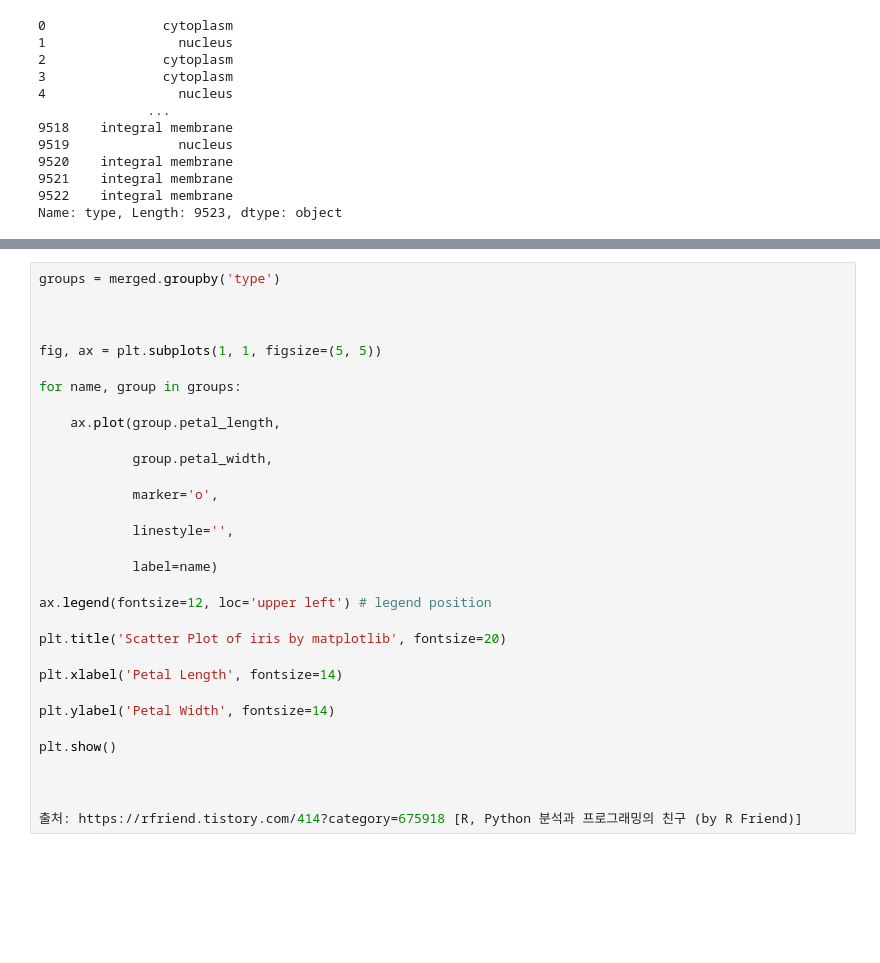
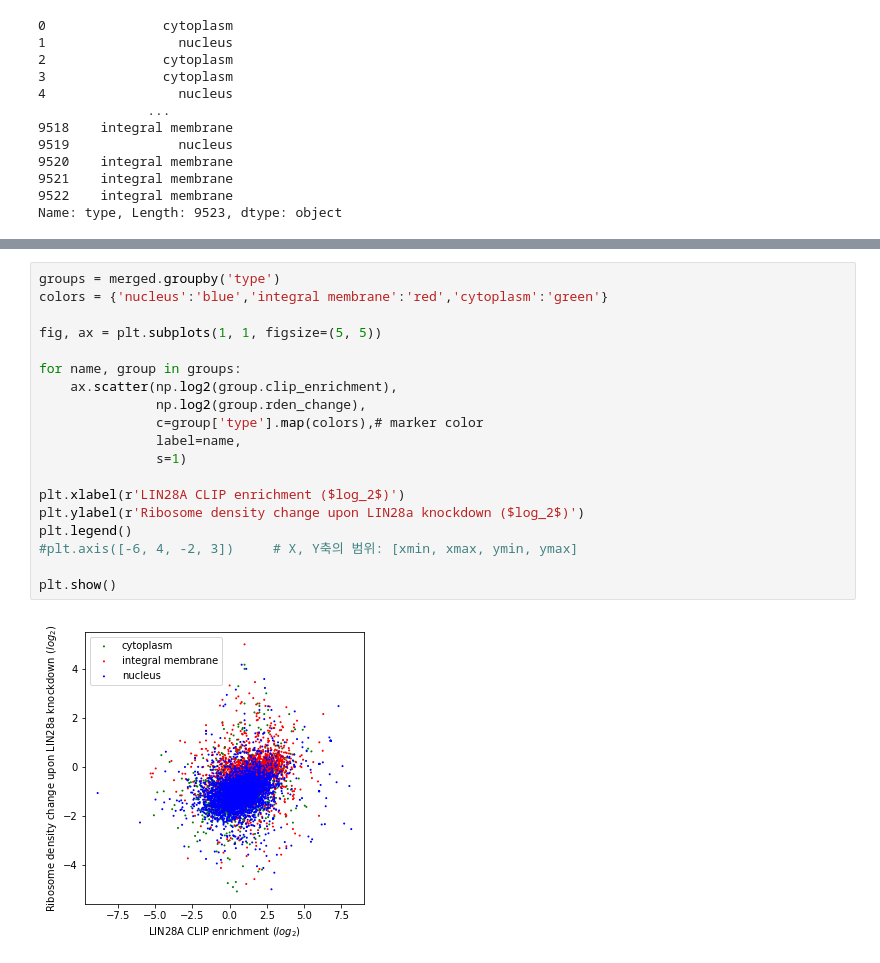
Before and after one commit to babaling/2021bioinfo1, a Jupyter notebook: Mission/CoLab_TermProj.ipynb, the cells around one changed output, grey strips where cells are left out. Cells and saved outputs as stored; diff of their text form; blank space fills up the shorter version.

```diff
--- a/Mission/CoLab_TermProj.ipynb
+++ b/Mission/CoLab_TermProj.ipynb
@@ -335,32 +335,21 @@ plt.axis([-6, 4, -2, 3])     # X, Y축의 범위: [xmin, xmax, ymin, ymax]
-# %%
-groups = merged.groupby('type')
-
-
-
-fig, ax = plt.subplots(1, 1, figsize=(5, 5))
-
-for name, group in groups:
-
-    ax.plot(group.petal_length,
-
-            group.petal_width,
-
-            marker='o',
-
-            linestyle='',
-
-            label=name)
-
-ax.legend(fontsize=12, loc='upper left') # legend position
-
-plt.title('Scatter Plot of iris by matplotlib', fontsize=20)
-
-plt.xlabel('Petal Length', fontsize=14)
-
-plt.ylabel('Petal Width', fontsize=14)
-
-plt.show()
-
-
-
-출처: https://rfriend.tistory.com/414?category=675918 [R, Python 분석과 프로그래밍의 친구 (by R Friend)]
+# %%
+groups = merged.groupby('type')
+colors = {'nucleus':'blue','integral membrane':'red','cytoplasm':'green'}
+
+fig, ax = plt.subplots(1, 1, figsize=(5, 5))
+
+for name, group in groups:
+    ax.scatter(np.log2(group.clip_enrichment),
+               np.log2(group.rden_change),
+               c=group['type'].map(colors),# marker color
+               label=name,
+               s=1)
+
+plt.xlabel(r'LIN28A CLIP enrichment ($log_2$)')
+plt.ylabel(r'Ribosome density change upon LIN28a knockdown ($log_2$)')
+plt.legend()
+#plt.axis([-6, 4, -2, 3])     # X, Y축의 범위: [xmin, xmax, ymin, ymax]
+
+plt.show()
+# %% [output]
+[figure, added]
```
Also changed, not shown: parts of 2 cells of this notebook.
